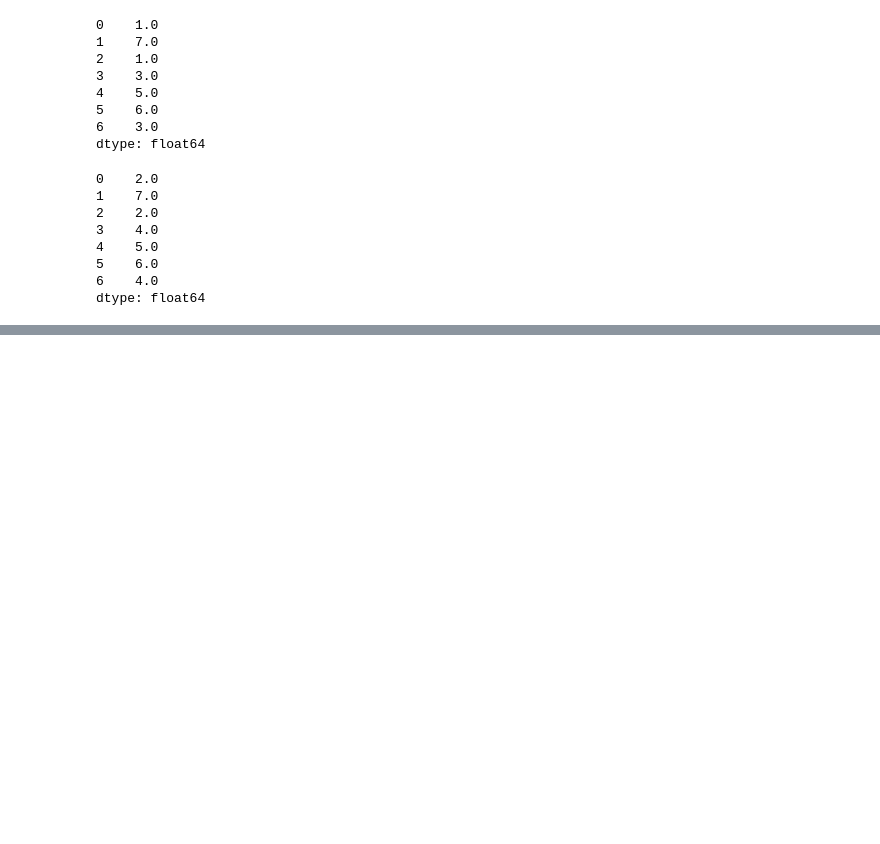
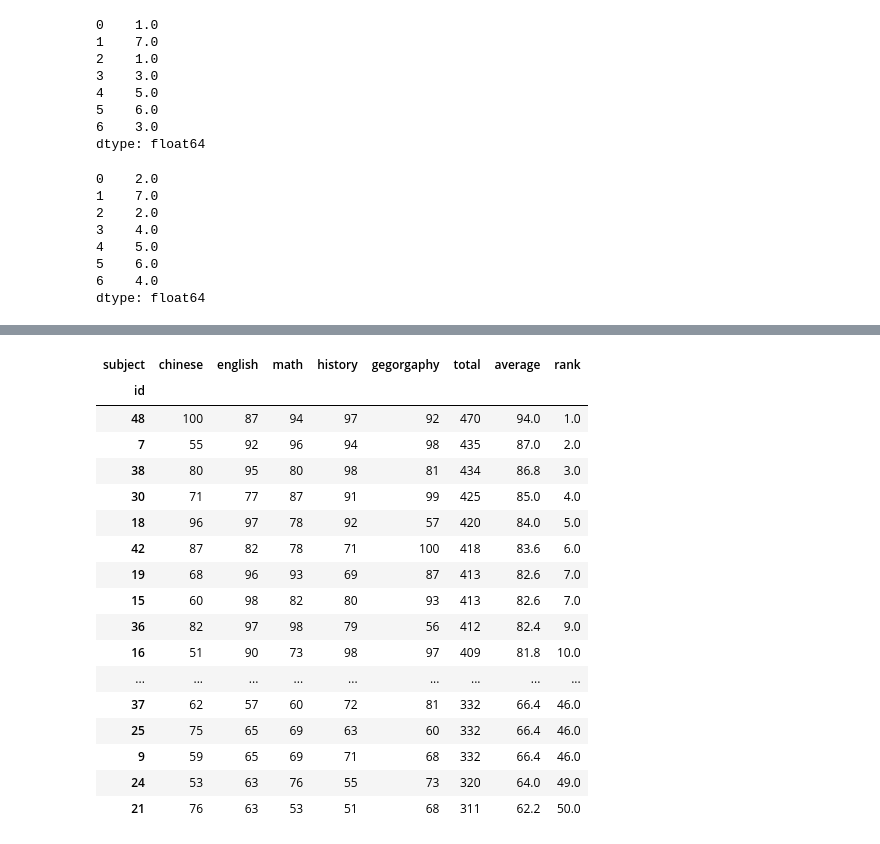
Before and after one commit to Oscar-Lee-20211298/__2024_07_29_AI_1_3_, a Jupyter notebook: lesson17.ipynb, the cells around one changed output, grey strips where cells are left out. Saved outputs shown, nothing was run; the diff lists cells and outputs as text; code cells hidden in the pictures; blank space fills up the shorter version.

```diff
--- a/lesson17.ipynb
+++ b/lesson17.ipynb
@@ -70,0 +136,22 @@ dtype: float64
+# %%
+scores_sorted_df = scores_df.sort_values(by='rank',ascending=True)
+scores_sorted_df
+# %% [output]
+| subject | chinese | english | math | history | gegorgaphy | total | average | rank |
+| id |  |  |  |  |  |  |  |  |
+| 48 | 100 | 87 | 94 | 97 | 92 | 470 | 94.0 | 1.0 |
+| 7 | 55 | 92 | 96 | 94 | 98 | 435 | 87.0 | 2.0 |
+| 38 | 80 | 95 | 80 | 98 | 81 | 434 | 86.8 | 3.0 |
+| 30 | 71 | 77 | 87 | 91 | 99 | 425 | 85.0 | 4.0 |
+| 18 | 96 | 97 | 78 | 92 | 57 | 420 | 84.0 | 5.0 |
+| 42 | 87 | 82 | 78 | 71 | 100 | 418 | 83.6 | 6.0 |
+| 19 | 68 | 96 | 93 | 69 | 87 | 413 | 82.6 | 7.0 |
+| 15 | 60 | 98 | 82 | 80 | 93 | 413 | 82.6 | 7.0 |
+| 36 | 82 | 97 | 98 | 79 | 56 | 412 | 82.4 | 9.0 |
+| 16 | 51 | 90 | 73 | 98 | 97 | 409 | 81.8 | 10.0 |
+| ... | ... | ... | ... | ... | ... | ... | ... | ... |
+| 37 | 62 | 57 | 60 | 72 | 81 | 332 | 66.4 | 46.0 |
+| 25 | 75 | 65 | 69 | 63 | 60 | 332 | 66.4 | 46.0 |
+| 9 | 59 | 65 | 69 | 71 | 68 | 332 | 66.4 | 46.0 |
+| 24 | 53 | 63 | 76 | 55 | 73 | 320 | 64.0 | 49.0 |
+| 21 | 76 | 63 | 53 | 51 | 68 | 311 | 62.2 | 50.0 |
```
Also changed, not shown: parts of 9 cells of this notebook, 1 other file.
